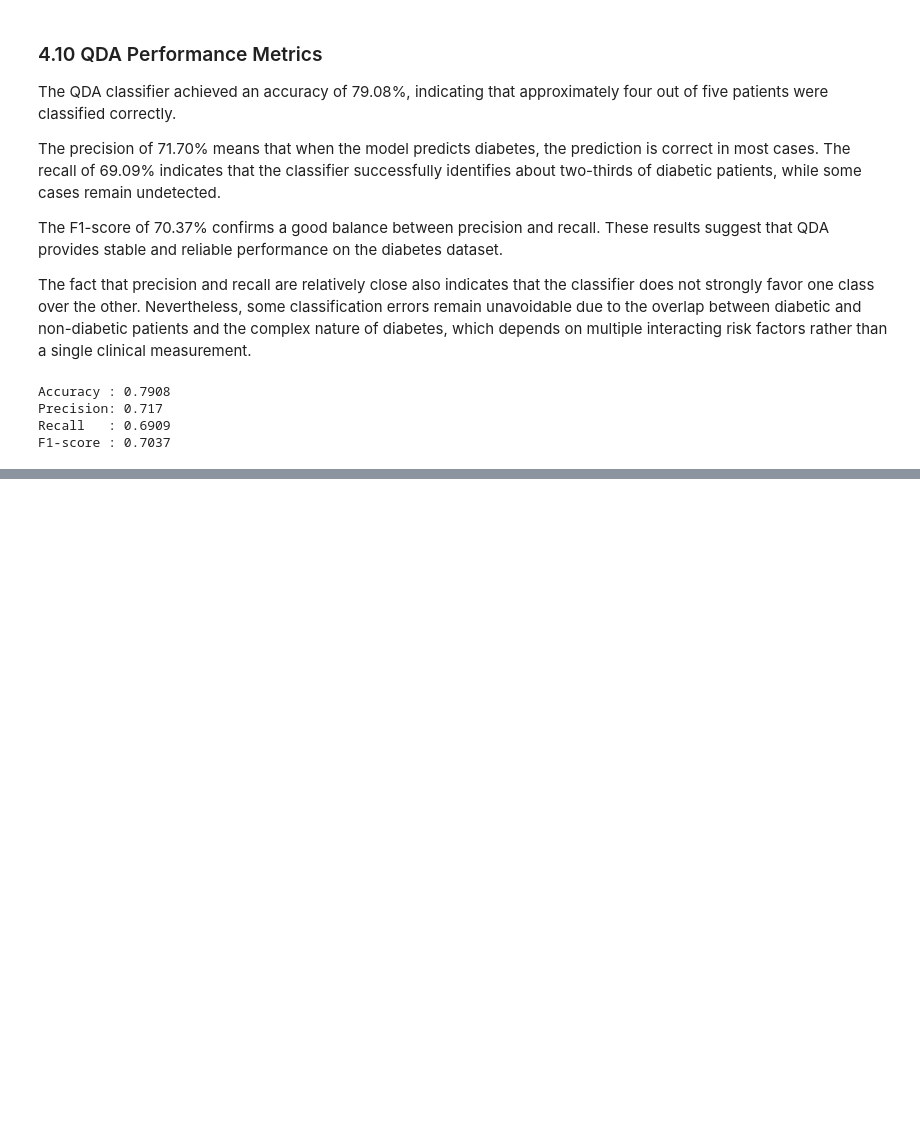
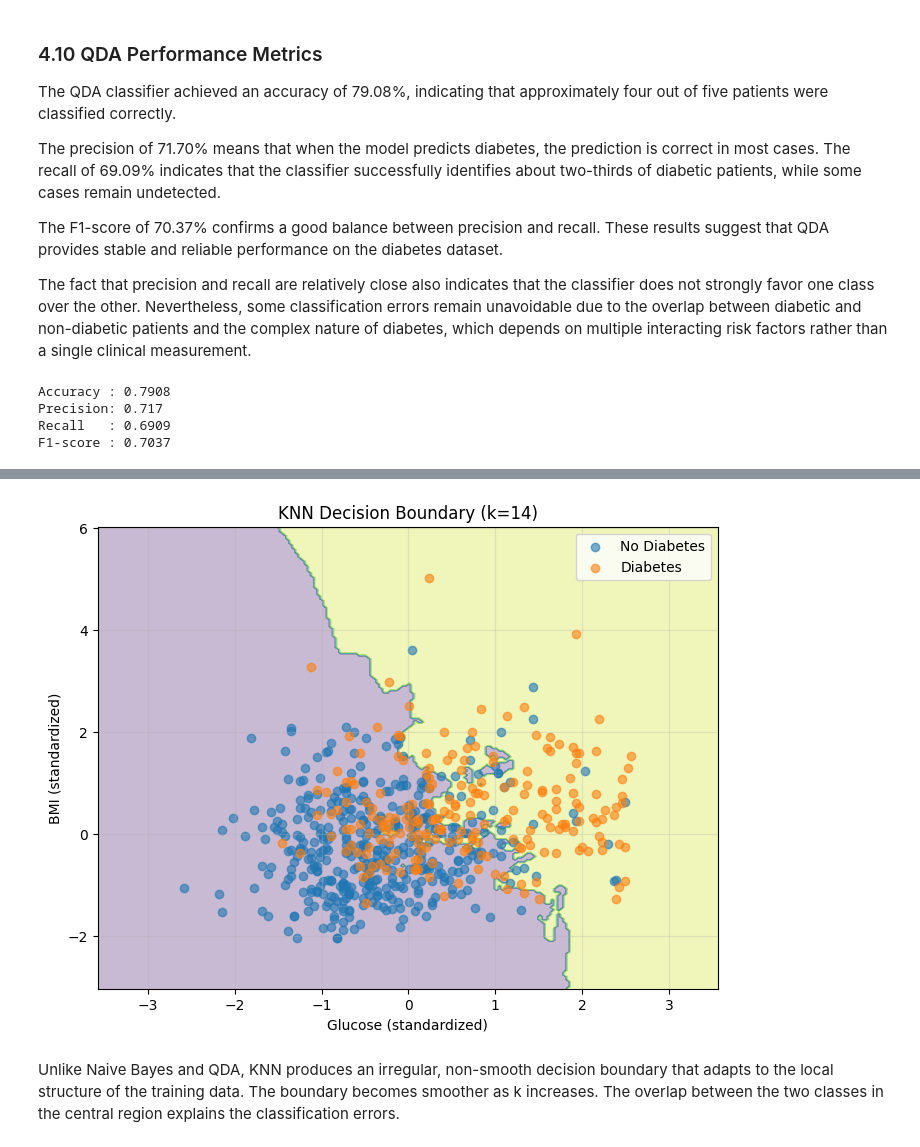
Before and after one commit to maksimovicd501-wq/Dijabetes, a Jupyter notebook: Diabetes.ipynb, the cells around one changed output, grey strips where cells are left out. Cells and saved outputs as stored; diff of their text form; code cells hidden in the pictures; blank space fills up the shorter version.

```diff
--- a/Diabetes.ipynb
+++ b/Diabetes.ipynb
@@ -1008,0 +1143,31 @@ F1-score : 0.7037
+# %%
+feature1_idx = 1  # Glucose (column index in X)
+feature2_idx = 5  # BMI (column index in X)
+
+X_train_2d = X_train_scaled[:, [feature1_idx, feature2_idx]]
+X_test_2d  = X_test_scaled[:,  [feature1_idx, feature2_idx]]
+
+# Build grid
+x_min, x_max = X_train_2d[:, 0].min() - 1, X_train_2d[:, 0].max() + 1
+y_min, y_max = X_train_2d[:, 1].min() - 1, X_train_2d[:, 1].max() + 1
+xx, yy = np.meshgrid(np.linspace(x_min, x_max, 200),
+                     np.linspace(y_min, y_max, 200))
+grid = np.c_[xx.ravel(), yy.ravel()]
+
+# Predict for every grid point
+Z = knn_predict(X_train_2d, y_train, grid, k=best_k).reshape(xx.shape)
+
+plt.figure(figsize=(8, 6))
+plt.contourf(xx, yy, Z, alpha=0.3)
+plt.scatter(X_train_2d[y_train==0, 0], X_train_2d[y_train==0, 1], label='No Diabetes', alpha=0.6)
+plt.scatter(X_train_2d[y_train==1, 0], X_train_2d[y_train==1, 1], label='Diabetes', alpha=0.6)
+plt.xlabel('Glucose (standardized)')
+plt.ylabel('BMI (standardized)')
+plt.title(f'KNN Decision Boundary (k={best_k})')
+plt.legend()
+plt.grid(True, alpha=0.3)
+plt.show()
+# %% [output]
+[figure, added]
+# %% [markdown]
+Unlike Naive Bayes and QDA, KNN produces an irregular, non-smooth decision boundary that adapts to the local structure of the training data. The boundary becomes smoother as k increases. The overlap between the two classes in the central region explains the classification errors.
```
Also changed, not shown: parts of 22 cells of this notebook.
